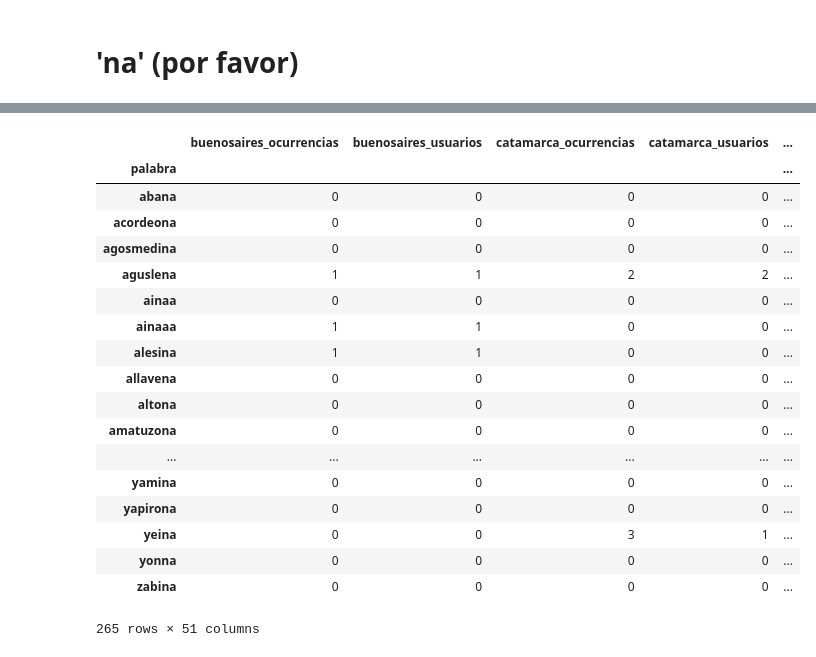
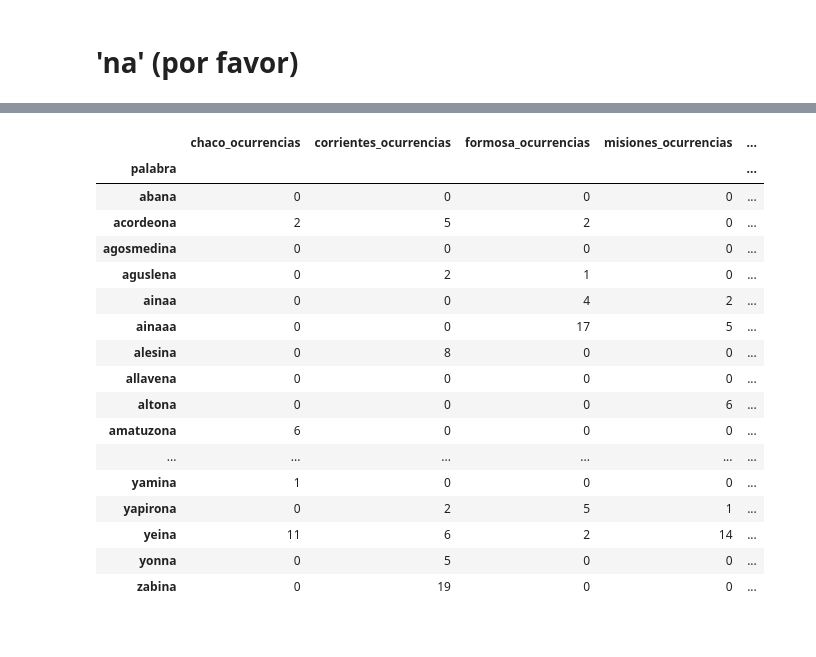
Before and after one commit to finiteautomata/contrastes, a Jupyter notebook: notebooks/palabras_guaraniticas.ipynb, the cells around one changed output, grey strips where cells are left out. Drawn from its saved outputs; the diff is of its cells as text; code cells hidden in the pictures.

```diff
--- a/notebooks/palabras_guaraniticas.ipynb
+++ b/notebooks/palabras_guaraniticas.ipynb
@@ -185,22 +187,21 @@ print("Cantidad de ocurrencias = {}".format(len(matches)))
 # %%
-matches
+matches[col_interesantes]
 # %% [output]
-|  | buenosaires_ocurrencias | buenosaires_usuarios | catamarca_ocurrencias | catamarca_usuarios | ... |
+|  | chaco_ocurrencias | corrientes_ocurrencias | formosa_ocurrencias | misiones_ocurrencias | ... |
 | palabra |  |  |  |  | ... |
 | abana | 0 | 0 | 0 | 0 | ... |
-| acordeona | 0 | 0 | 0 | 0 | ... |
+| acordeona | 2 | 5 | 2 | 0 | ... |
 | agosmedina | 0 | 0 | 0 | 0 | ... |
-| aguslena | 1 | 1 | 2 | 2 | ... |
-| ainaa | 0 | 0 | 0 | 0 | ... |
-| ainaaa | 1 | 1 | 0 | 0 | ... |
-| alesina | 1 | 1 | 0 | 0 | ... |
+| aguslena | 0 | 2 | 1 | 0 | ... |
+| ainaa | 0 | 0 | 4 | 2 | ... |
+| ainaaa | 0 | 0 | 17 | 5 | ... |
+| alesina | 0 | 8 | 0 | 0 | ... |
 | allavena | 0 | 0 | 0 | 0 | ... |
-| altona | 0 | 0 | 0 | 0 | ... |
-| amatuzona | 0 | 0 | 0 | 0 | ... |
+| altona | 0 | 0 | 0 | 6 | ... |
+| amatuzona | 6 | 0 | 0 | 0 | ... |
 | ... | ... | ... | ... | ... | ... |
-| yamina | 0 | 0 | 0 | 0 | ... |
-| yapirona | 0 | 0 | 0 | 0 | ... |
-| yeina | 0 | 0 | 3 | 1 | ... |
-| yonna | 0 | 0 | 0 | 0 | ... |
-| zabina | 0 | 0 | 0 | 0 | ... |
+| yamina | 1 | 0 | 0 | 0 | ... |
+| yapirona | 0 | 2 | 5 | 1 | ... |
+| yeina | 11 | 6 | 2 | 14 | ... |
+| yonna | 0 | 5 | 0 | 0 | ... |
+| zabina | 0 | 19 | 0 | 0 | ... |
-265 rows × 51 columns
```
Also changed, not shown: parts of 1 cell of this notebook, 2 other files.
